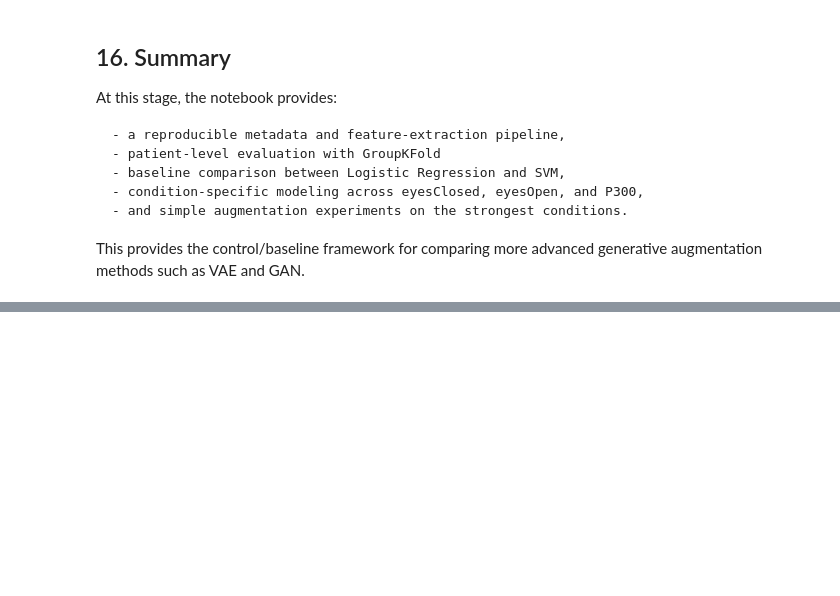
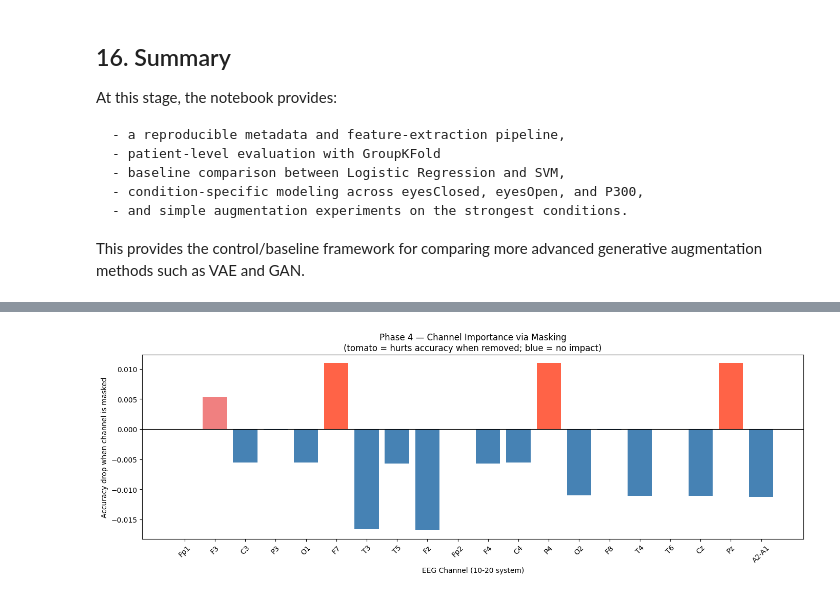
Before and after one commit to BJAngulo/MSSE-277b-final-project-, a Jupyter notebook: notebooks/01_pipeline.ipynb, the cells around one changed output, grey strips where cells are left out. Saved outputs shown, nothing was run; the diff lists cells and outputs as text; code cells hidden in the pictures; blank space fills up the shorter version.

```diff
--- a/notebooks/01_pipeline.ipynb
+++ b/notebooks/01_pipeline.ipynb
@@ -599,0 +616,74 @@ This provides the control/baseline framework for comparing more advanced generat
+# %%
+from sklearn.metrics import accuracy_score
+
+CHANNEL_NAMES = ['Fp1','F3','C3','P3','O1','F7','T3','T5','Fz',
+                 'Fp2','F4','C4','P4','O2','F8','T4','T6','Cz','Pz','A2-A1']
+N_CHANNELS = 20
+N_BANDS    = 4   # delta, theta, alpha, beta — channel i → features [i*4 : i*4+4]
+
+gkf_mask = GroupKFold(n_splits=5)
+
+# ── Baseline accuracy (no masking, SVM with StandardScaler) ─────────────────
+baseline_fold_accs = []
+for train_idx, test_idx in gkf_mask.split(X, y, groups):
+    sc  = StandardScaler()
+    clf = SVC(kernel='rbf')
+    clf.fit(sc.fit_transform(X[train_idx]), y[train_idx])
+    baseline_fold_accs.append(accuracy_score(y[test_idx], clf.predict(sc.transform(X[test_idx]))))
+
+baseline_mean = np.mean(baseline_fold_accs)
+print(f"Baseline mean accuracy (no masking): {baseline_mean:.3f}\n")
+print("Masking channels...")
+
+# ── Per-channel masking ──────────────────────────────────────────────────────
+channel_masked_accs = np.zeros(N_CHANNELS)
+
+for ch_idx, ch_name in enumerate(CHANNEL_NAMES):
+    feat_cols = list(range(ch_idx * N_BANDS, ch_idx * N_BANDS + N_BANDS))
+    fold_accs = []
+
+    for train_idx, test_idx in gkf_mask.split(X, y, groups):
+        X_tr = X[train_idx].copy()
+        X_te = X[test_idx].copy()
+
+        # Replace with per-feature training mean (mean-imputation masking)
+        train_mean = X_tr[:, feat_cols].mean(axis=0)
+        X_tr[:, feat_cols] = train_mean
+        X_te[:, feat_cols] = train_mean
+
+        sc  = StandardScaler()
+        clf = SVC(kernel='rbf')
+        clf.fit(sc.fit_transform(X_tr), y[train_idx])
+        fold_accs.append(accuracy_score(y[test_idx], clf.predict(sc.transform(X_te))))
+
+    channel_masked_accs[ch_idx] = np.mean(fold_accs)
+
+channel_drop = baseline_mean - channel_masked_accs   # positive = channel matters
+
+# ── Results table ────────────────────────────────────────────────────────────
+mask_df = pd.DataFrame({
+    'Channel':     CHANNEL_NAMES,
+    'Masked Acc':  channel_masked_accs.round(3),
+    'Acc Drop':    channel_drop.round(3),
+}).sort_values('Acc Drop', ascending=False).reset_index(drop=True)
+
+print(mask_df.to_string(index=False))
+
+# ── Bar chart ─────────────────────────────────────────────────────────────────
+fig, ax = plt.subplots(figsize=(14, 5))
+colours = ['tomato' if d > 0.01 else ('lightcoral' if d > 0 else 'steelblue')
+           for d in channel_drop]
+ax.bar(CHANNEL_NAMES, channel_drop, color=colours)
+ax.axhline(0, color='black', linewidth=0.8)
+ax.set_xlabel('EEG Channel (10-20 system)')
+ax.set_ylabel('Accuracy drop when channel is masked')
+ax.set_title('Phase 4 — Channel Importance via Masking\n'
+             '(tomato = hurts accuracy when removed; blue = no impact)')
+ax.tick_params(axis='x', rotation=45)
+plt.tight_layout()
+plt.show()
+
+# Top 5 most important channels
+print("\nTop 5 most important channels:")
+print(mask_df.head(5).to_string(index=False))
+# %% [output]
@@ -599,0 +707 @@ This provides the control/baseline framework for comparing more advanced generat
+[figure, added]
```
Also changed, not shown: parts of 2 cells of this notebook, 1 other file.
